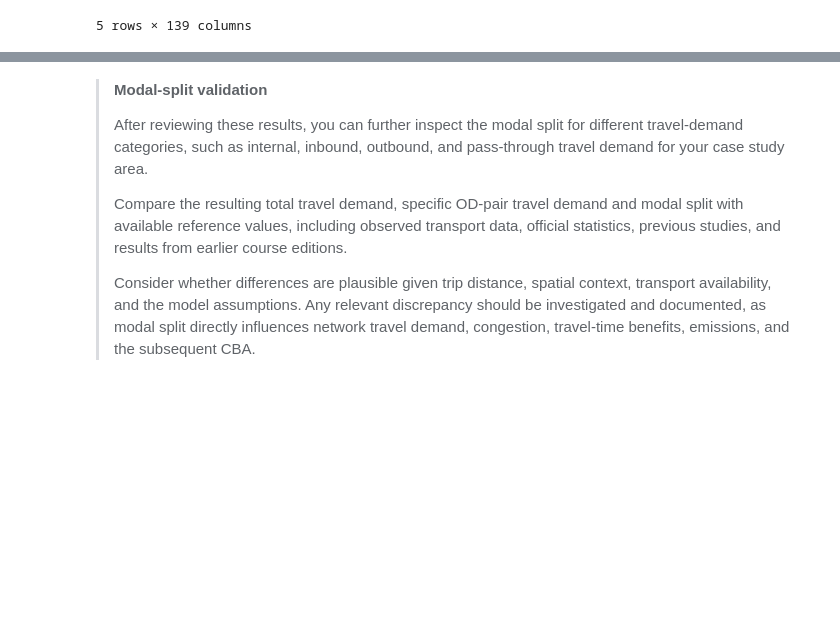
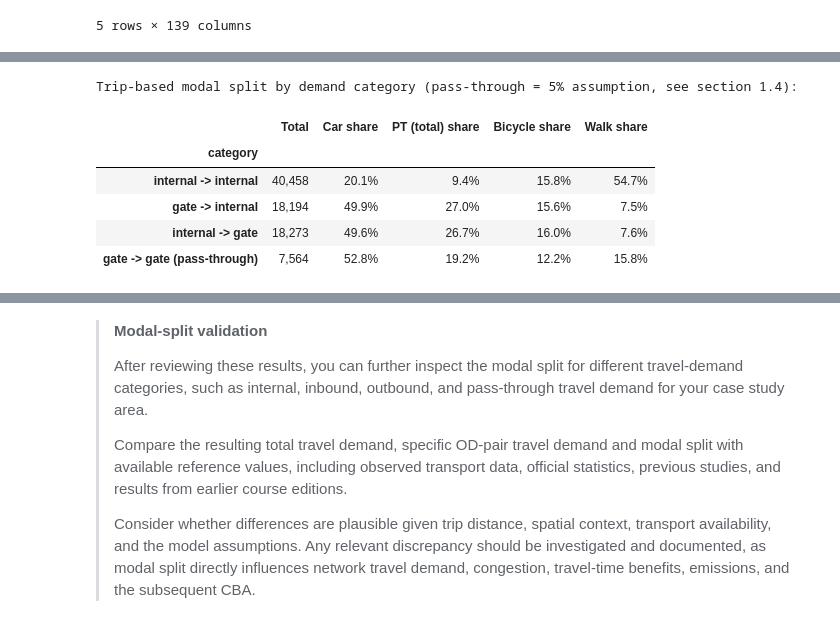
Before and after one commit to dmaure-ETHZ/IP-HS26-MehrSpur-CaseStudy-Domanyi-Londis-Maurer, a Jupyter notebook: notebooks/02_system_modeling.ipynb, the cells around one changed output, grey strips where cells are left out. Saved outputs shown, nothing was run; the diff lists cells and outputs as text; code cells hidden in the pictures; blank space fills up the shorter version.

```diff
--- a/notebooks/02_system_modeling.ipynb
+++ b/notebooks/02_system_modeling.ipynb
@@ -696,0 +818,29 @@ Modal Split for Key Corridor Relations (Trip-based):
+# %%
+# 4. Modal split by demand category (same cordon logic and 5% pass-through assumption as section 1.4)
+category_trips = {}
+for name, key in MODE_KEYS.items():
+    _, mode_breakdown = tmi.collapse_od_to_gates(
+        res_stage0.od_by_mode[key],
+        ctx,
+        MEHRSPUR,
+        passthrough_fraction=tmi.DEFAULT_PASSTHROUGH_FRACTION,
+    )
+    category_trips[name] = mode_breakdown.set_index("category")["trips"]
+category_trips = pd.DataFrame(category_trips)
+category_trips["PT (total)"] = category_trips["PT (walk access)"] + category_trips["PT (bike access)"]
+category_trips["Total"] = category_trips[list(MODE_KEYS)].sum(axis=1)
+
+category_split = category_trips[["Total"]].join(
+    category_trips[mode_names].div(category_trips["Total"].clip(lower=1e-9), axis=0).add_suffix(" share")
+)
+exports.save_outputs("1_5_demand_categories", tables={"demand_categories": category_split})
+print("Trip-based modal split by demand category (pass-through = 5% assumption, see section 1.4):")
+display(category_split.style.format({"Total": "{:,.0f}", **{c: "{:.1%}" for c in category_split.columns if c != "Total"}}))
+# %% [output]
+Trip-based modal split by demand category (pass-through = 5% assumption, see section 1.4):
+|  | Total | Car share | PT (total) share | Bicycle share | Walk share |
+| category |  |  |  |  |  |
+| internal -> internal | 40,458 | 20.1% | 9.4% | 15.8% | 54.7% |
+| gate -> internal | 18,194 | 49.9% | 27.0% | 15.6% | 7.5% |
+| internal -> gate | 18,273 | 49.6% | 26.7% | 16.0% | 7.6% |
+| gate -> gate (pass-through) | 7,564 | 52.8% | 19.2% | 12.2% | 15.8% |
```
Also changed, not shown: parts of 6 cells of this notebook, 1 other file.
